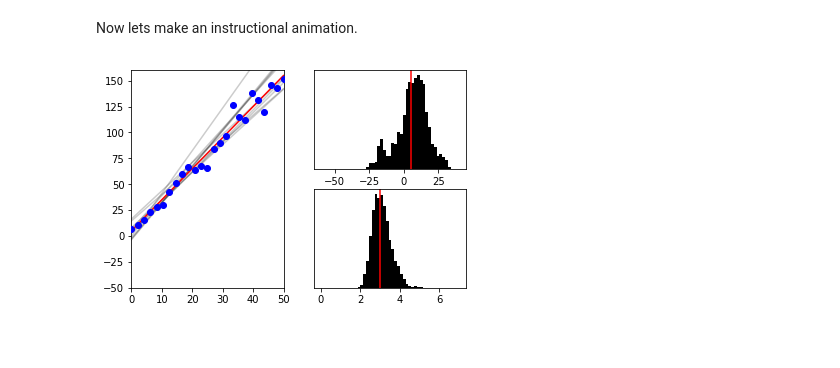
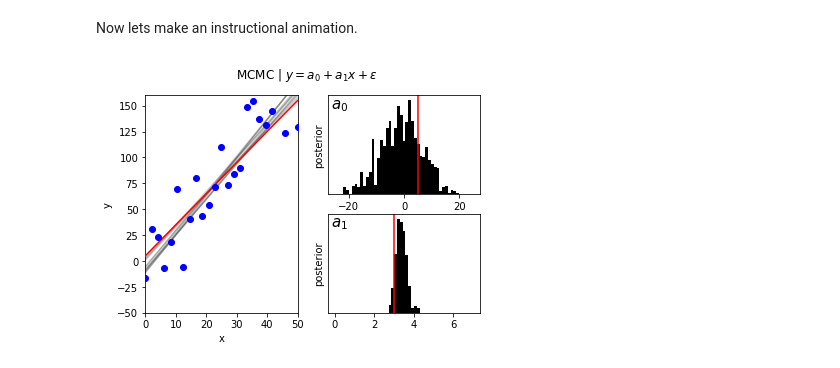
Before and after one commit to mshumko/bayes_learning, a Jupyter notebook: 1_linear_regression_from_scratch.ipynb, the cells around one changed output. Saved outputs shown, nothing was run; the diff lists cells and outputs as text; code cells hidden in the pictures; blank space fills up the shorter version.

Commit message:
Cleaned up the gif plot. I am almost satisfied by it./hello_world

```diff
--- a/1_linear_regression_from_scratch.ipynb
+++ b/1_linear_regression_from_scratch.ipynb
@@ -47,7 +49,7 @@ def gaus_likelihood(f, p, x, y):
 # %%
 prior = [
         scipy.stats.norm(loc=20, scale=30),
-        scipy.stats.norm(loc=0, scale=30)
+        scipy.stats.norm(loc=0, scale=10)
         ]
 # Initial guess for the prior variables.
 start = [prior_i.rvs() for prior_i in prior]
@@ -57,11 +59,11 @@ n_burn = n_iter//10
 
 def target(p):
     """ Target function which is the product of the liekihood and prior """
-    l = gaus_likelihood(line, p, x, y_obs)
+    l = gaus_likelihood(line, p, x, y_obs, std=std)
     prior_prob = np.prod([prior_i.pdf(p_i) for prior_i, p_i in zip(prior, p)])
     return l*prior_prob
 
-def proposal(p, proposal_jump=[1, 1]):
+def proposal(p, proposal_jump=[5, 5]):
     """
     Generate a new proposal, or "guess" for the MCMC to try next.
     The new proposed value is picked from a Normal, centered on
@@ -80,0 +79,14 @@ trace = metropolis.metropolis(start, target, proposal, n_iter, nburn=n_burn)
+# %%
+save_name = '1_linear_regression_from_scratch_trace.csv'
+overwrie = True
+
+if (not os.path.exists(save_name)) or (overwrie):
+
+    # Run the MCMC
+    trace = metropolis.metropolis(start, target, proposal, n_iter, nburn=n_burn)
+
+    # Save the trace
+    df = pd.DataFrame(trace)
+    df.to_csv(save_name, index=False)
+else:
+    trace = pd.read_csv(save_name)
@@ -106,47 +120,59 @@ df
 # %% [markdown]
 Now lets make an instructional animation.
 # %%
+### GENERATE SUBPLOTS ###
 fig = plt.figure()
 gs = matplotlib.gridspec.GridSpec(2, 2)
 ax = plt.subplot(gs[:, 0], xlim=(0, 50), ylim=(-50, 160))
-bx = plt.subplot(gs[0, 1], xlim=(-60, 40))
-cx = plt.subplot(gs[1, 1], xlim=(0, 6))
-bx.get_yaxis().set_visible(False)
-cx.get_yaxis().set_visible(False)
+bx = plt.subplot(gs[0, 1], xlim=(-25, 25))
+cx = plt.subplot(gs[1, 1], xlim=(2, 5))
 
-ax.plot(x, line(a, x), c='r', zorder=10000)
-ax.scatter(x, y_obs, c='b', zorder=10001)
+### PLOT FORMATTING.
+ax.set_xlabel('x'); ax.set_ylabel('y')
+plt.suptitle('MCMC | ' + r'$y = a_0 + a_1 x + \epsilon$')
+
+ax.plot(x, line(a, x), c='r', zorder=3)
+ax.scatter(x, y_obs, c='b', zorder=4)
 animate_line, = ax.plot([], [], lw=3)
 
-skip_frames = 100 # How many trace values to skip for each frame.
+### ANIMATION PARAMETERS ###
+#skip_frames = 100 # How many trace values to skip for each frame.
+start_frame = 0 # What frame to start at
 plot_memory = 10  # How many last
 frames = 100
-intercept_bins = np.linspace(-60, 40)
+skip_frames = trace.shape[0]//frames
+intercept_bins = np.linspace(-25, 25)
 slope_bins = np.linspace(0, 7)
 
 def init():
     animate_line.set_data([], [])
     return animate_line,
 
 def animate(i):
-    #     frame_counter = ax.text(1, 1, i, )
     # delete all but plot_memory number of lines.
     if len(ax.lines) > plot_memory + 1:
         ax.lines.pop(2) # Remove the 1st element since the 0th is the true line.
         # Now there the number of lines should be of plot_memory.
     # Plot another line
     ax.plot(x, line(trace[i*skip_frames, :], x), c='k', alpha=0.2)
     bx.clear(); cx.clear()
     bx.axvline(a[0], c='r')
     cx.axvline(a[1], c='r')
     bx.hist(trace[:i*skip_frames, 0], color='k', bins=intercept_bins)
     cx.hist(trace[:i*skip_frames, 1], color='k', bins=slope_bins)
 
+    ### BX AND CX SUBPLOT FORMATTING ###
+    bx.get_yaxis().set_ticks([]) #set_visible(False)
+    cx.get_yaxis().set_ticks([]) #set_visible(False)
+    bx.set_ylabel('posterior')
+    bx.text(0.02, 0.98, r'$a_0$', va='top', transform=bx.transAxes, fontsize=15)
+    cx.set_ylabel('posterior')
+    cx.text(0.02, 0.98, r'$a_1$', va='top', transform=cx.transAxes, fontsize=15)
     return animate_line,
 
 anim = FuncAnimation(fig, animate, init_func=init,
                     frames=frames,
                     interval=100, blit=True)
 anim.save('linear_regression_from_scratch.gif', writer='imagemagick')
 # %% [output]
-[figure, old version]
+[figure, new version]
```
Also changed, not shown: parts of 7 cells of this notebook, 2 other files.
